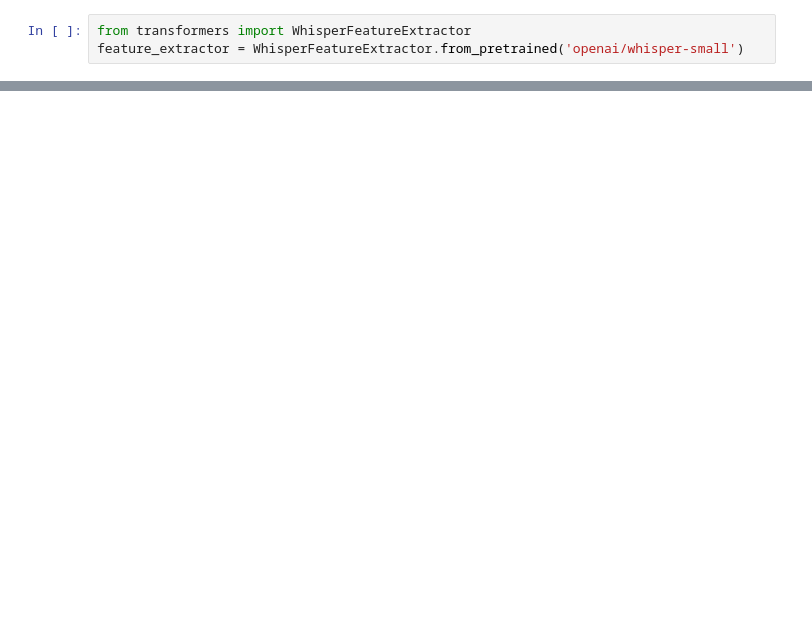
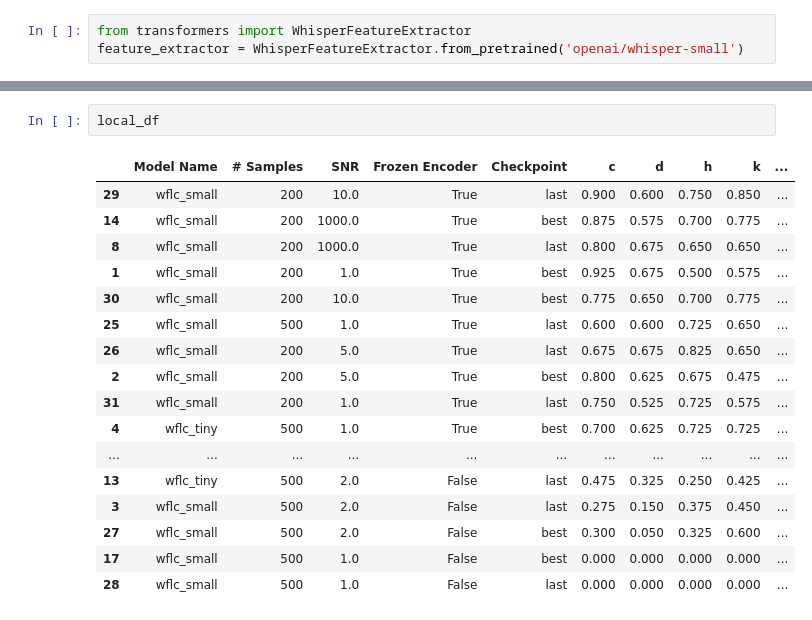
Before and after one commit to Patipol-BKK/whisper-for-letter-classification, a Jupyter notebook: Data Vis.ipynb, the cells around one changed output, grey strips where cells are left out. Saved outputs shown, nothing was run; the diff lists cells and outputs as text; blank space fills up the shorter version.

```diff
--- a/Data Vis.ipynb
+++ b/Data Vis.ipynb
@@ -363,0 +472,20 @@ You should probably TRAIN this model on a down-stream task to be able to use it
+# %%
+local_df
+# %% [output]
+|  | Model Name | # Samples | SNR | Frozen Encoder | Checkpoint | c | d | h | k | ... |
+| 29 | wflc_small | 200 | 10.0 | True | last | 0.900 | 0.600 | 0.750 | 0.850 | ... |
+| 14 | wflc_small | 200 | 1000.0 | True | best | 0.875 | 0.575 | 0.700 | 0.775 | ... |
+| 8 | wflc_small | 200 | 1000.0 | True | last | 0.800 | 0.675 | 0.650 | 0.650 | ... |
+| 1 | wflc_small | 200 | 1.0 | True | best | 0.925 | 0.675 | 0.500 | 0.575 | ... |
+| 30 | wflc_small | 200 | 10.0 | True | best | 0.775 | 0.650 | 0.700 | 0.775 | ... |
+| 25 | wflc_small | 500 | 1.0 | True | last | 0.600 | 0.600 | 0.725 | 0.650 | ... |
+| 26 | wflc_small | 200 | 5.0 | True | last | 0.675 | 0.675 | 0.825 | 0.650 | ... |
+| 2 | wflc_small | 200 | 5.0 | True | best | 0.800 | 0.625 | 0.675 | 0.475 | ... |
+| 31 | wflc_small | 200 | 1.0 | True | last | 0.750 | 0.525 | 0.725 | 0.575 | ... |
+| 4 | wflc_tiny | 500 | 1.0 | True | best | 0.700 | 0.625 | 0.725 | 0.725 | ... |
+| ... | ... | ... | ... | ... | ... | ... | ... | ... | ... | ... |
+| 13 | wflc_tiny | 500 | 2.0 | False | last | 0.475 | 0.325 | 0.250 | 0.425 | ... |
+| 3 | wflc_small | 500 | 2.0 | False | last | 0.275 | 0.150 | 0.375 | 0.450 | ... |
+| 27 | wflc_small | 500 | 2.0 | False | best | 0.300 | 0.050 | 0.325 | 0.600 | ... |
+| 17 | wflc_small | 500 | 1.0 | False | best | 0.000 | 0.000 | 0.000 | 0.000 | ... |
+| 28 | wflc_small | 500 | 1.0 | False | last | 0.000 | 0.000 | 0.000 | 0.000 | ... |
```
Also changed, not shown: parts of 18 cells of this notebook, 3 other files.
